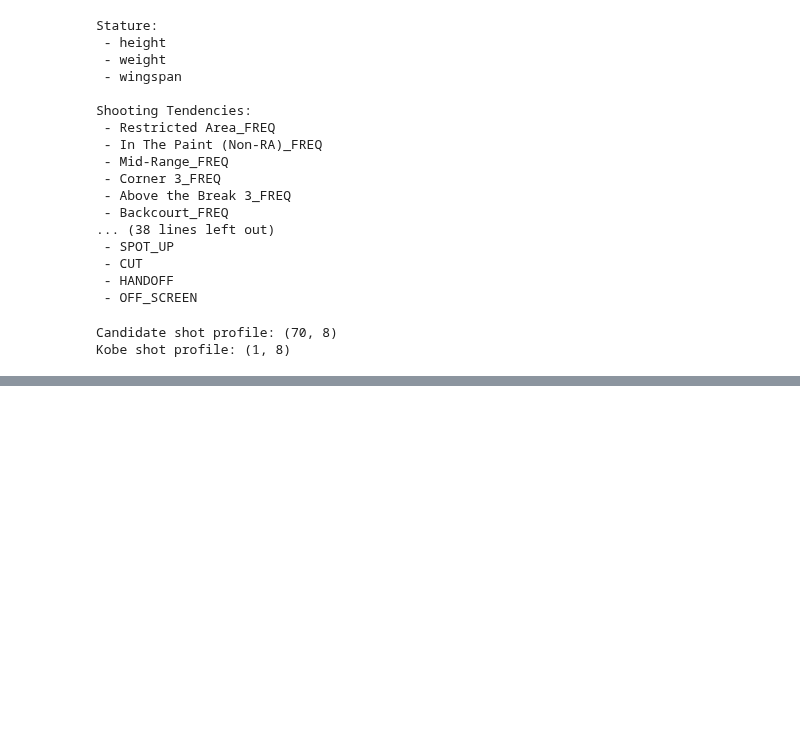
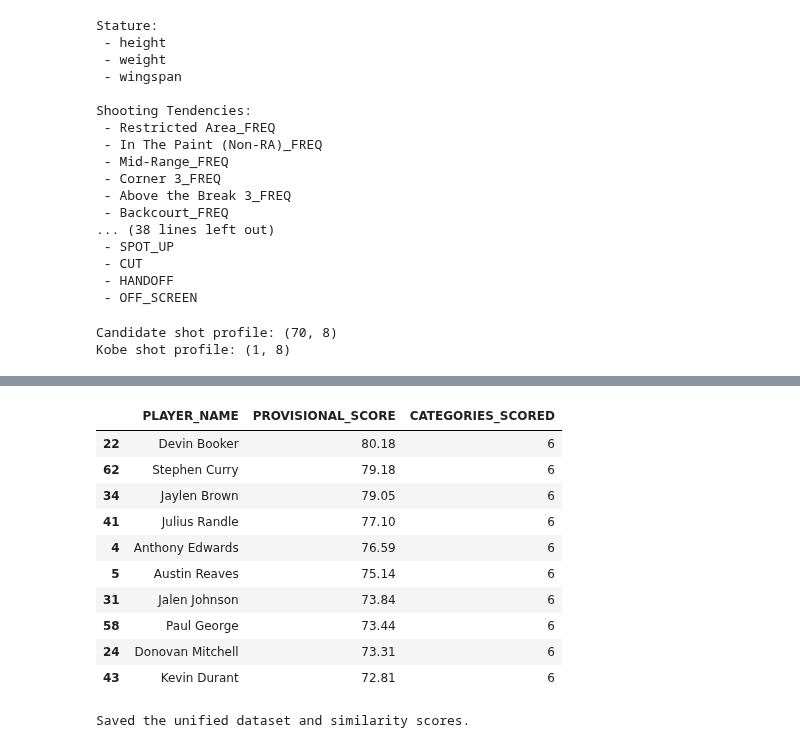
Before and after one commit to bo-aryan/kobe-similarity-analysis, a Jupyter notebook: notebooks/day03_kobe_reference.ipynb, the cells around one changed output, grey strips where cells are left out. Cells and saved outputs as stored; diff of their text form; code cells hidden in the pictures; blank space fills up the shorter version.

```diff
--- a/notebooks/day03_kobe_reference.ipynb
+++ b/notebooks/day03_kobe_reference.ipynb
@@ -1754,0 +2079,70 @@ Kobe shot profile: (1, 8)
+# %%
+available_category_columns = [
+    f"{category}_SIM"
+    for category, metrics in category_metrics.items()
+    if any(
+        metric in candidate_data.columns
+        and metric in kobe_reference_values
+        for metric in metrics
+    )
+]
+
+category_similarity["CATEGORIES_SCORED"] = (
+    category_similarity[available_category_columns]
+    .notna()
+    .sum(axis=1)
+)
+
+category_similarity["PROVISIONAL_SCORE"] = (
+    category_similarity[available_category_columns]
+    .mean(axis=1)
+)
+
+provisional_ranking = category_similarity.sort_values(
+    "PROVISIONAL_SCORE",
+    ascending=False
+)
+
+display(
+    provisional_ranking[
+        [
+            "PLAYER_NAME",
+            "PROVISIONAL_SCORE",
+            "CATEGORIES_SCORED"
+        ]
+    ].head(10).round(2)
+)
+# %% [output]
+|  | PLAYER_NAME | PROVISIONAL_SCORE | CATEGORIES_SCORED |
+| 22 | Devin Booker | 80.18 | 6 |
+| 62 | Stephen Curry | 79.18 | 6 |
+| 34 | Jaylen Brown | 79.05 | 6 |
+| 41 | Julius Randle | 77.10 | 6 |
+| 4 | Anthony Edwards | 76.59 | 6 |
+| 5 | Austin Reaves | 75.14 | 6 |
+| 31 | Jalen Johnson | 73.84 | 6 |
+| 58 | Paul George | 73.44 | 6 |
+| 24 | Donovan Mitchell | 73.31 | 6 |
+| 43 | Kevin Durant | 72.81 | 6 |
+# %%
+output_dir = Path("../data/processed")
+output_dir.mkdir(parents=True, exist_ok=True)
+
+candidate_data.to_csv(
+    output_dir / "unified_candidate_metrics_2025_26.csv",
+    index=False
+)
+
+metric_similarity.to_csv(
+    output_dir / "candidate_metric_similarity.csv",
+    index=False
+)
+
+category_similarity.to_csv(
+    output_dir / "candidate_category_similarity.csv",
+    index=False
+)
+
+print("Saved the unified dataset and similarity scores.")
+# %% [output]
+Saved the unified dataset and similarity scores.
```
Also changed, not shown: parts of 22 cells of this notebook, 6 other files.
